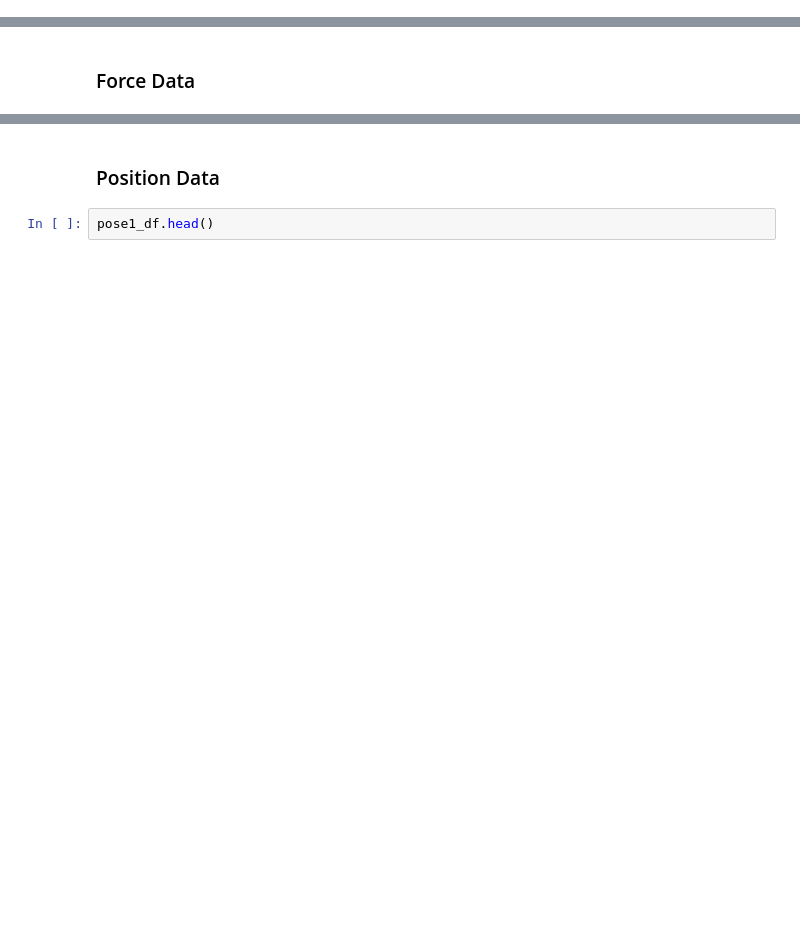
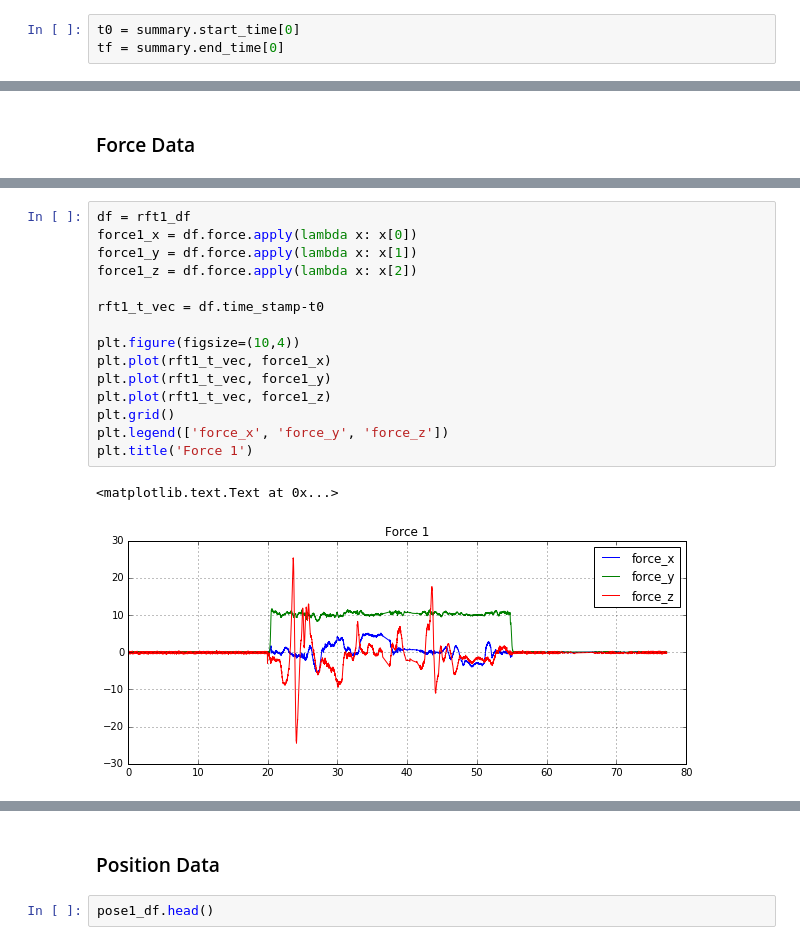
Before and after one commit to zhanibekrysbek/smart_tray, a Jupyter notebook: notebooks/read_parsed_data.ipynb, the cells around one changed output, grey strips where cells are left out. Drawn from its saved outputs; the diff is of its cells as text; blank space fills up the shorter version.

```diff
--- a/notebooks/read_parsed_data.ipynb
+++ b/notebooks/read_parsed_data.ipynb
@@ -47,3 +49,6 @@ summary
+# %%
+t0 = summary.start_time[0]
+tf = summary.end_time[0]
 # %% [markdown]
 ### Camera 1
 # %%
@@ -98,3 +103,21 @@ rft1_df.head()
+# %%
+df = rft1_df
+force1_x = df.force.apply(lambda x: x[0])
+force1_y = df.force.apply(lambda x: x[1])
+force1_z = df.force.apply(lambda x: x[2])
+
+rft1_t_vec = df.time_stamp-t0
+
+plt.figure(figsize=(10,4))
+plt.plot(rft1_t_vec, force1_x)
+plt.plot(rft1_t_vec, force1_y)
+plt.plot(rft1_t_vec, force1_z)
+plt.grid()
+plt.legend(['force_x', 'force_y', 'force_z'])
+plt.title('Force 1')
+# %% [output]
+<matplotlib.text.Text at 0x...>
+[figure, added]
 # %%
 rft2_df.head()
 # %% [output]
```
Also changed, not shown: parts of 16 cells of this notebook, 5 other files.
